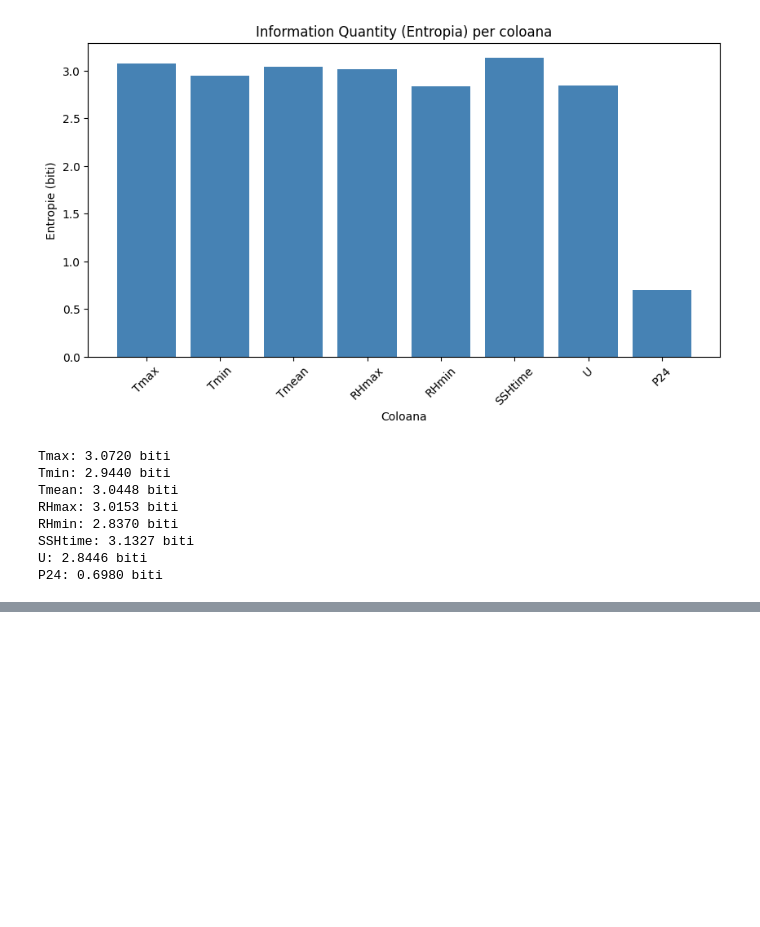
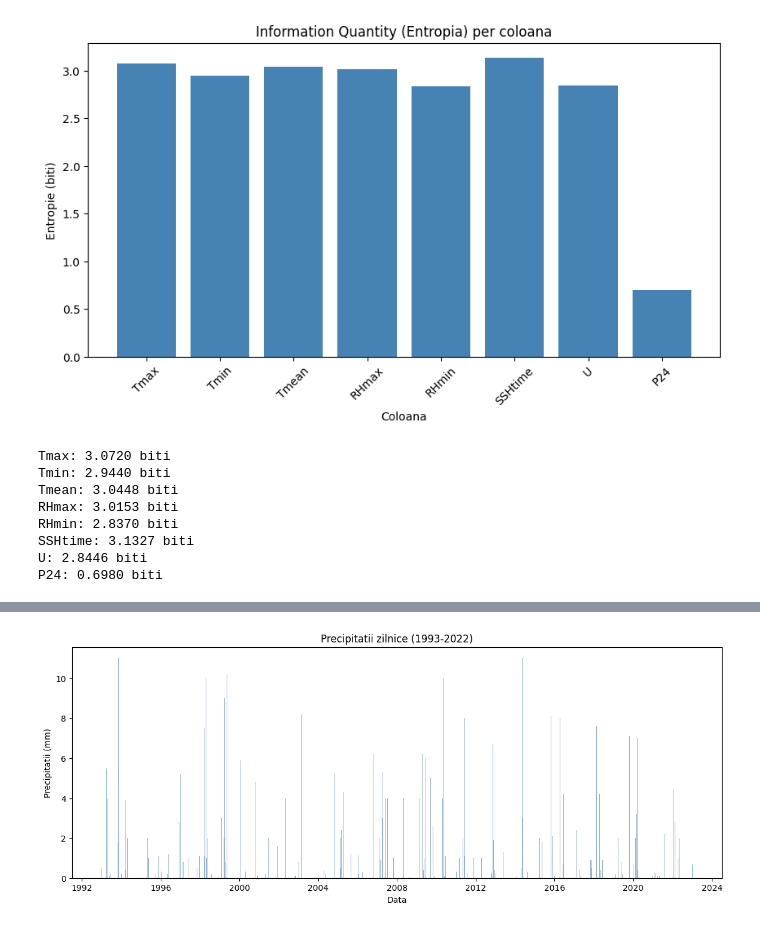
Before and after one commit to naominini/Prezicerea-Umiditatii-Solului, a Jupyter notebook: cod.ipynb, the cells around one changed output, grey strips where cells are left out. Saved outputs shown, nothing was run; the diff lists cells and outputs as text; code cells hidden in the pictures; blank space fills up the shorter version.

```diff
--- a/cod.ipynb
+++ b/cod.ipynb
@@ -214,0 +249,9 @@ P24: 0.6980 biti
+# %%
+plt.figure(figsize=(14, 5))
+plt.bar(df_clean['Date'], df_clean['P24'], color='steelblue', alpha=0.6, width=1)
+plt.title("Precipitatii zilnice (1993-2022)")
+plt.xlabel("Data")
+plt.ylabel("Precipitatii (mm)")
+plt.show()
+# %% [output]
+[figure, added]
```
Also changed, not shown: parts of 11 cells of this notebook.
